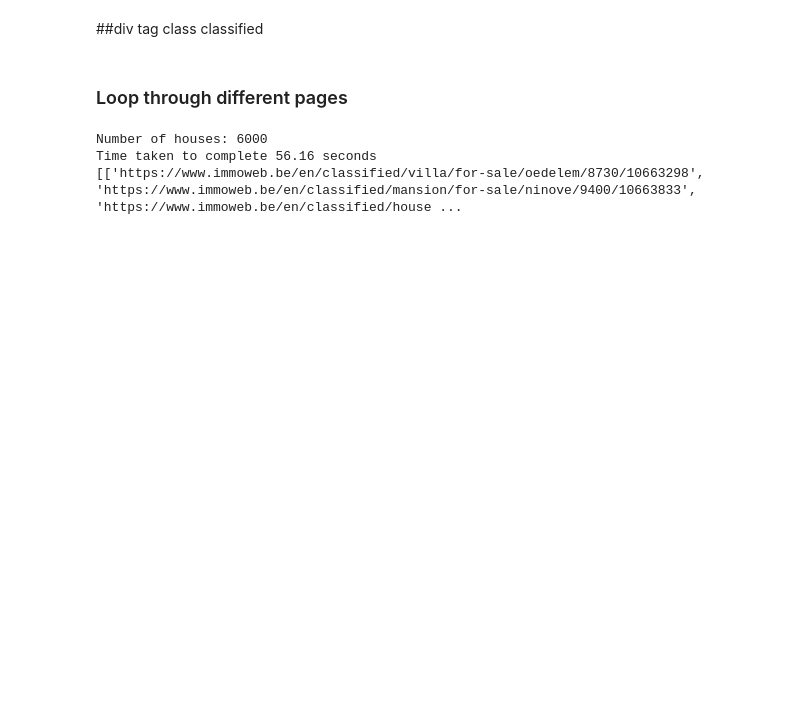
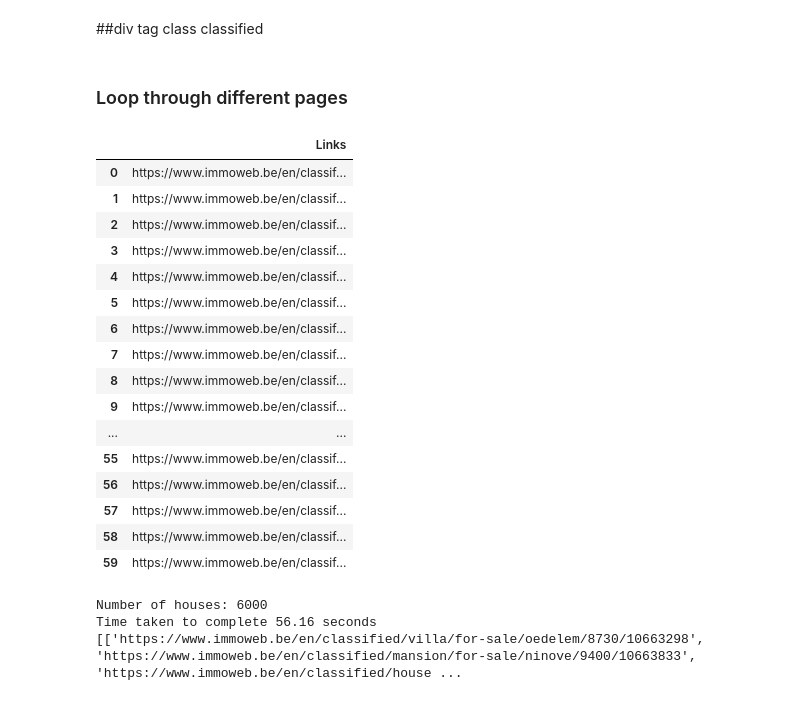
Before and after one commit to moni2code/challenge-collecting-data, a Jupyter notebook: project.ipynb, the cells around one changed output. Drawn from its saved outputs; the diff is of its cells as text; code cells hidden in the pictures; blank space fills up the shorter version.

```diff
--- a/project.ipynb
+++ b/project.ipynb
@@ -5,31 +5,53 @@
 # %%
 import requests as r
 from bs4 import BeautifulSoup
+import pandas as pd
 
 def get_urls(num):
     """Function to get all the urls of the houses for sale from different pages """
     list_all_url = [] #list containing all urls
     count = 0   # count number of houses
     for i in range(1,num + 1):  #for loop to loop through pages
         root_url = f"https://www.immoweb.be/en/search/house/for-sale?countries=BE&page={i}&orderBy=relevance"
         req = r.get(root_url)
         content = req.content
         soup = BeautifulSoup(content, "html")
 
         if req.status_code == 200:
         # loop to catch all the url of houses
             for tag in soup.find_all("a", attrs = {"class" : "card__title-link"}):
                 list_all_url.append(tag.get("href"))
                 count += 1
         # when the page number exceeds the existing page number
         else:
             print("page not found")
             break
-    print(f"Number of houses: {count}")
+    #print(f"Number of houses: {count}")
 
-    return list_all_url
+    url_df = pd.DataFrame(list_all_url, columns=["Links"])
 
-#get_urls()
+    url_df.to_csv('data/collection_house_urls.csv', index=False)
+    return url_df
+
+get_urls(1)
+# %% [output]
+|  | Links |
+| 0 | https://www.immoweb.be/en/classif... |
+| 1 | https://www.immoweb.be/en/classif... |
+| 2 | https://www.immoweb.be/en/classif... |
+| 3 | https://www.immoweb.be/en/classif... |
+| 4 | https://www.immoweb.be/en/classif... |
+| 5 | https://www.immoweb.be/en/classif... |
+| 6 | https://www.immoweb.be/en/classif... |
+| 7 | https://www.immoweb.be/en/classif... |
+| 8 | https://www.immoweb.be/en/classif... |
+| 9 | https://www.immoweb.be/en/classif... |
+| ... | ... |
+| 55 | https://www.immoweb.be/en/classif... |
+| 56 | https://www.immoweb.be/en/classif... |
+| 57 | https://www.immoweb.be/en/classif... |
+| 58 | https://www.immoweb.be/en/classif... |
+| 59 | https://www.immoweb.be/en/classif... |
 # %%
 from concurrent.futures import ThreadPoolExecutor
 import time
```
Also changed, not shown: parts of 1 cell of this notebook, 3 other files.
